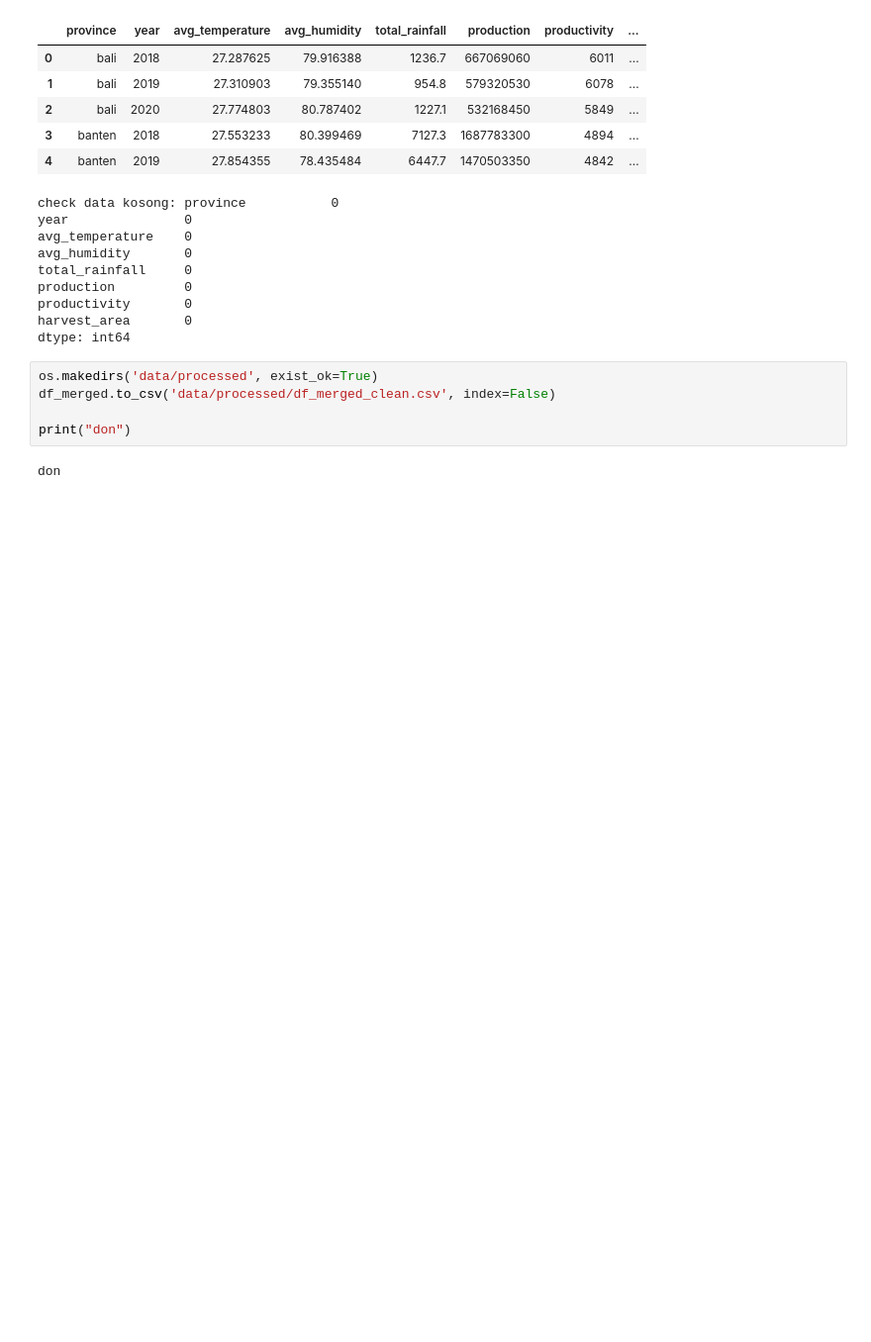
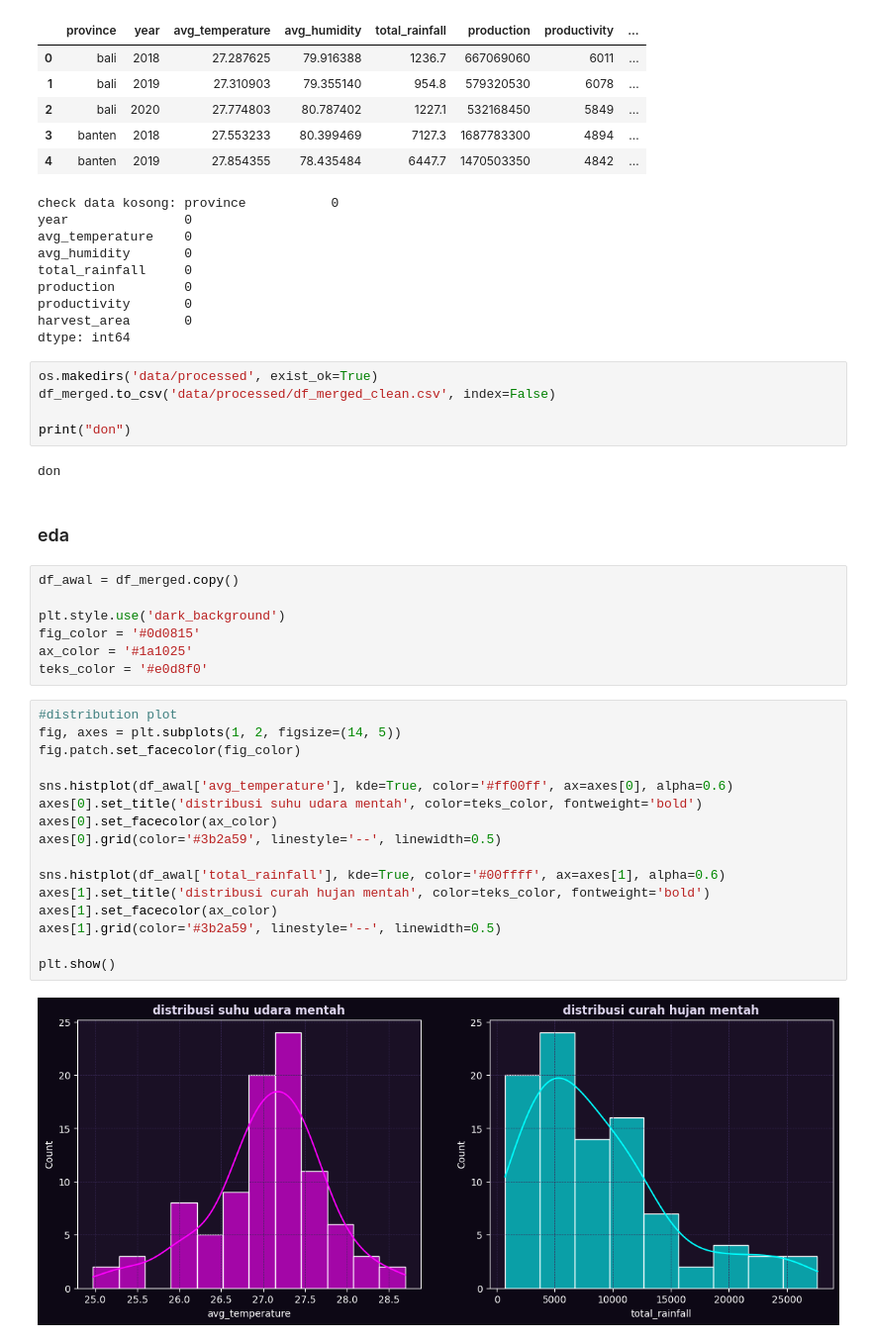
Before and after one commit to melinda-ab/prediksi-kondisi-cuaca-optimal-untuk-bertanam, a Jupyter notebook: main.ipynb, the cells around one changed output. Shown at 99% size. Drawn from its saved outputs; the diff is of its cells as text; blank space fills up the shorter version.

Commit message:
feat: implement feature engineering and add eda plots

```diff
--- a/main.ipynb
+++ b/main.ipynb
@@ -302,3 +302,30 @@ df_merged.to_csv('data/processed/df_merged_clean.csv', index=False)
 print("don")
 # %% [output]
 don
+# %% [markdown]
+### eda
+# %%
+df_awal = df_merged.copy()
+
+plt.style.use('dark_background')
+fig_color = '#0d0815'
+ax_color = '#1a1025'
+teks_color = '#e0d8f0'
+# %%
+#distribution plot
+fig, axes = plt.subplots(1, 2, figsize=(14, 5))
+fig.patch.set_facecolor(fig_color)
+
+sns.histplot(df_awal['avg_temperature'], kde=True, color='#ff00ff', ax=axes[0], alpha=0.6)
+axes[0].set_title('distribusi suhu udara mentah', color=teks_color, fontweight='bold')
+axes[0].set_facecolor(ax_color)
+axes[0].grid(color='#3b2a59', linestyle='--', linewidth=0.5)
+
+sns.histplot(df_awal['total_rainfall'], kde=True, color='#00ffff', ax=axes[1], alpha=0.6)
+axes[1].set_title('distribusi curah hujan mentah', color=teks_color, fontweight='bold')
+axes[1].set_facecolor(ax_color)
+axes[1].grid(color='#3b2a59', linestyle='--', linewidth=0.5)
+
+plt.show()
+# %% [output]
+[figure, added]
```
Also changed, not shown: parts of 11 cells of this notebook, 1 other file.
